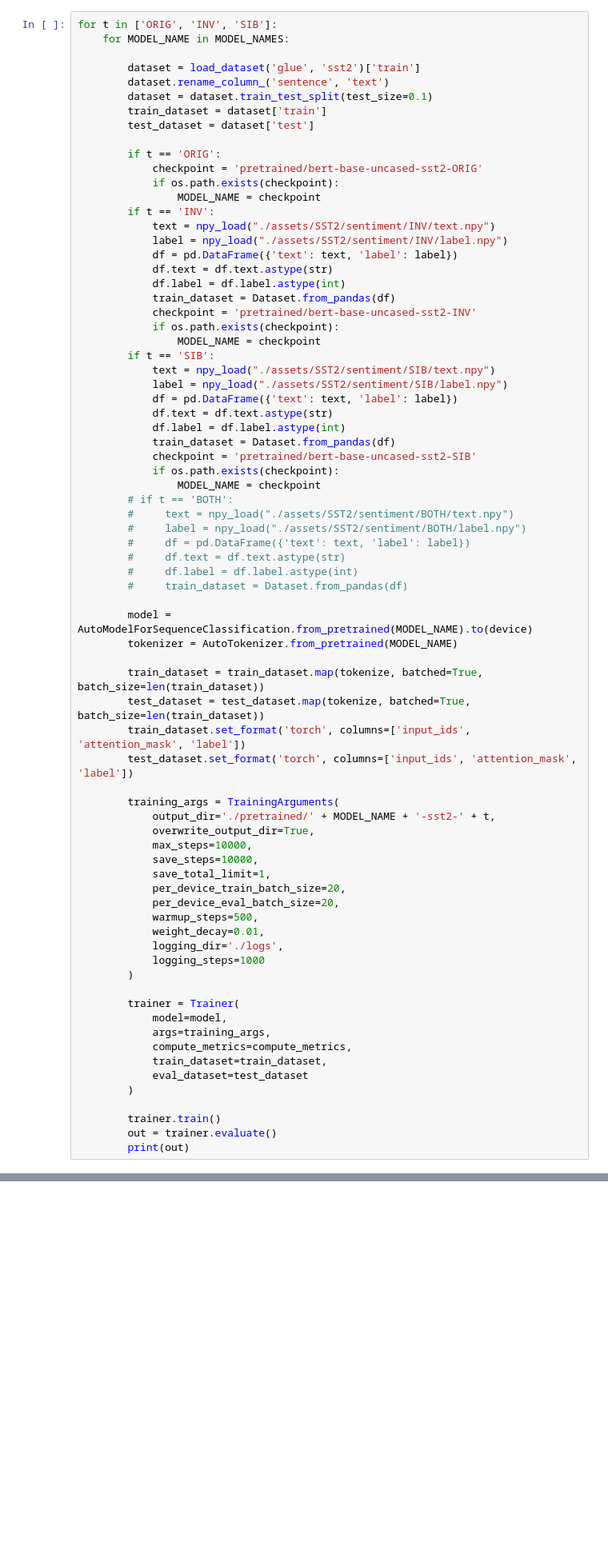
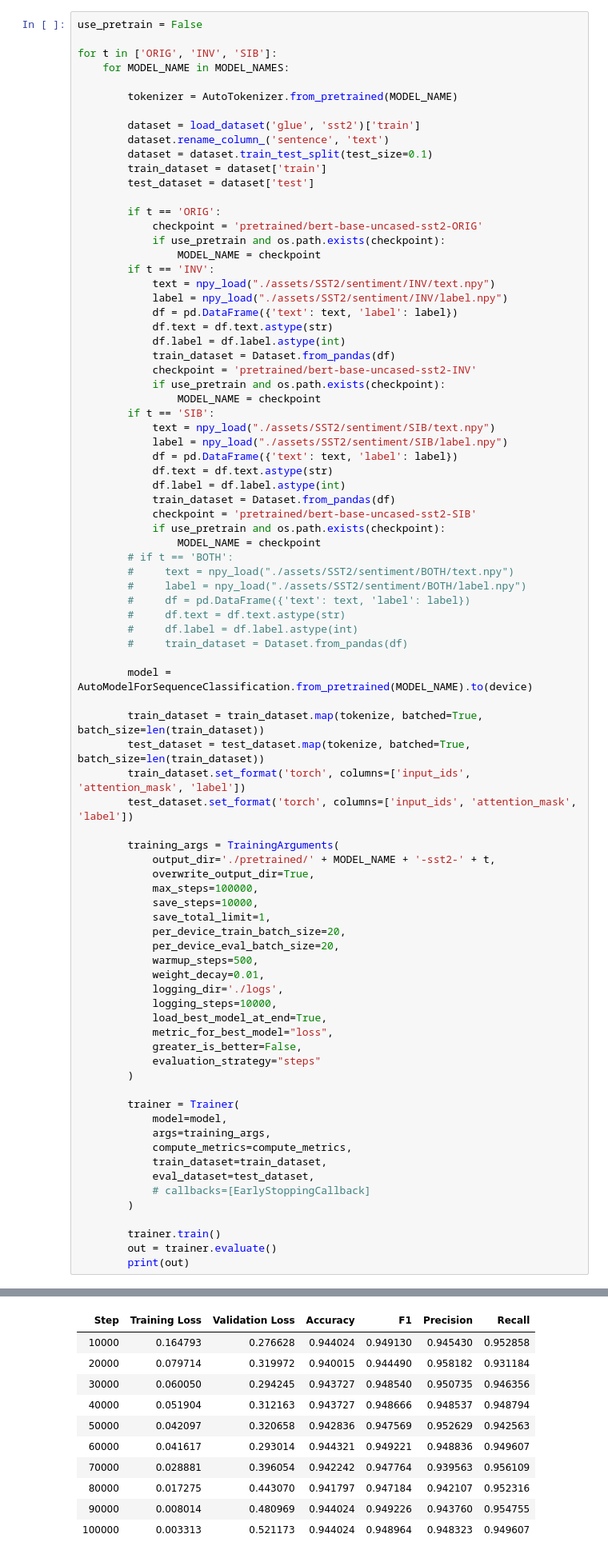
Before and after one commit to asakhala921/Sibyl_eval, a Jupyter notebook: train_SST2.ipynb, the cells around one changed output, grey strips where cells are left out. Shown: that part at 80% size. Cells and saved outputs as stored; diff of their text form; blank space fills up the shorter version.

Commit message:
updating with early stopping callback

```diff
--- a/train_SST2.ipynb
+++ b/train_SST2.ipynb
@@ -29,8 +29,12 @@ def compute_metrics(pred):
 # %%
 MODEL_NAMES = ['bert-base-uncased'] # ['bert-base-uncased', 'xlnet-base-cased']
 # %%
+use_pretrain = False
+
 for t in ['ORIG', 'INV', 'SIB']:
     for MODEL_NAME in MODEL_NAMES:
+
+        tokenizer = AutoTokenizer.from_pretrained(MODEL_NAME)
 
         dataset = load_dataset('glue', 'sst2')['train']
         dataset.rename_column_('sentence', 'text')
@@ -40,7 +44,7 @@ for t in ['ORIG', 'INV', 'SIB']:
 
         if t == 'ORIG':
             checkpoint = 'pretrained/bert-base-uncased-sst2-ORIG'
-            if os.path.exists(checkpoint):
+            if use_pretrain and os.path.exists(checkpoint):
                 MODEL_NAME = checkpoint
         if t == 'INV':
             text = npy_load("./assets/SST2/sentiment/INV/text.npy")
@@ -50,7 +54,7 @@ for t in ['ORIG', 'INV', 'SIB']:
             df.label = df.label.astype(int)
             train_dataset = Dataset.from_pandas(df)
             checkpoint = 'pretrained/bert-base-uncased-sst2-INV'
-            if os.path.exists(checkpoint):
+            if use_pretrain and os.path.exists(checkpoint):
                 MODEL_NAME = checkpoint
         if t == 'SIB':
             text = npy_load("./assets/SST2/sentiment/SIB/text.npy")
@@ -60,7 +64,7 @@ for t in ['ORIG', 'INV', 'SIB']:
             df.label = df.label.astype(int)
             train_dataset = Dataset.from_pandas(df)
             checkpoint = 'pretrained/bert-base-uncased-sst2-SIB'
-            if os.path.exists(checkpoint):
+            if use_pretrain and os.path.exists(checkpoint):
                 MODEL_NAME = checkpoint
         # if t == 'BOTH':
         #     text = npy_load("./assets/SST2/sentiment/BOTH/text.npy")
@@ -71,7 +75,6 @@ for t in ['ORIG', 'INV', 'SIB']:
         #     train_dataset = Dataset.from_pandas(df)
 
         model = AutoModelForSequenceClassification.from_pretrained(MODEL_NAME).to(device)
-        tokenizer = AutoTokenizer.from_pretrained(MODEL_NAME)
 
         train_dataset = train_dataset.map(tokenize, batched=True, batch_size=len(train_dataset))
         test_dataset = test_dataset.map(tokenize, batched=True, batch_size=len(train_dataset))
@@ -81,7 +84,7 @@ for t in ['ORIG', 'INV', 'SIB']:
         training_args = TrainingArguments(
             output_dir='./pretrained/' + MODEL_NAME + '-sst2-' + t,
             overwrite_output_dir=True,
-            max_steps=10000,
+            max_steps=100000,
             save_steps=10000,
             save_total_limit=1,
             per_device_train_batch_size=20,
@@ -89,7 +92,11 @@ for t in ['ORIG', 'INV', 'SIB']:
             warmup_steps=500,
             weight_decay=0.01,
             logging_dir='./logs',
-            logging_steps=1000
+            logging_steps=10000,
+            load_best_model_at_end=True,
+            metric_for_best_model="loss",
+            greater_is_better=False,
+            evaluation_strategy="steps"
         )
 
         trainer = Trainer(
@@ -97,9 +104,11 @@ for t in ['ORIG', 'INV', 'SIB']:
             args=training_args,
             compute_metrics=compute_metrics,
             train_dataset=train_dataset,
-            eval_dataset=test_dataset
+            eval_dataset=test_dataset,
+            # callbacks=[EarlyStoppingCallback]
         )
 
         trainer.train()
         out = trainer.evaluate()
         print(out)
+# %% [output]
@@ -105,0 +125,11 @@ for t in ['ORIG', 'INV', 'SIB']:
+| Step | Training Loss | Validation Loss | Accuracy | F1 | Precision | Recall |
+| 10000 | 0.164793 | 0.276628 | 0.944024 | 0.949130 | 0.945430 | 0.952858 |
+| 20000 | 0.079714 | 0.319972 | 0.940015 | 0.944490 | 0.958182 | 0.931184 |
+| 30000 | 0.060050 | 0.294245 | 0.943727 | 0.948540 | 0.950735 | 0.946356 |
+| 40000 | 0.051904 | 0.312163 | 0.943727 | 0.948666 | 0.948537 | 0.948794 |
+| 50000 | 0.042097 | 0.320658 | 0.942836 | 0.947569 | 0.952629 | 0.942563 |
+| 60000 | 0.041617 | 0.293014 | 0.944321 | 0.949221 | 0.948836 | 0.949607 |
+| 70000 | 0.028881 | 0.396054 | 0.942242 | 0.947764 | 0.939563 | 0.956109 |
+| 80000 | 0.017275 | 0.443070 | 0.941797 | 0.947184 | 0.942107 | 0.952316 |
+| 90000 | 0.008014 | 0.480969 | 0.944024 | 0.949226 | 0.943760 | 0.954755 |
+| 100000 | 0.003313 | 0.521173 | 0.944024 | 0.948964 | 0.948323 | 0.949607 |
```
Also changed, not shown: parts of 2 cells of this notebook, 1 other file.
